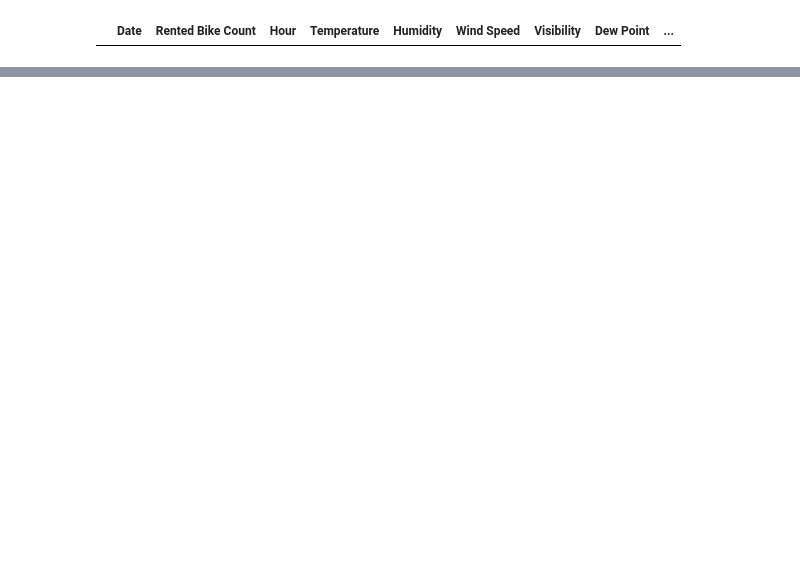
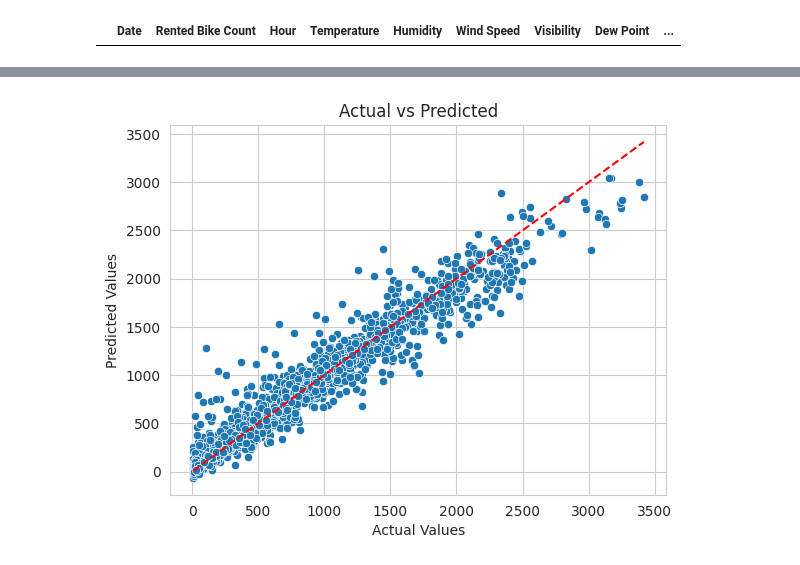
Before and after one commit to minjiontheroad/seoul-bike-demand, a Jupyter notebook: demand_analysis_seoulbike.ipynb, the cells around one changed output, grey strips where cells are left out. Saved outputs shown, nothing was run; the diff lists cells and outputs as text; code cells hidden in the pictures; blank space fills up the shorter version.

```diff
--- a/demand_analysis_seoulbike.ipynb
+++ b/demand_analysis_seoulbike.ipynb
@@ -133,0 +190,7 @@ plt.show()
+# %%
+import xgboost as xgb
+from xgboost import XGBRegressor
+
+# Train model
+model = XGBRegressor(n_estimators=100, learning_rate=0.1, random_state=123)
+model.fit(X_train, y_train)
@@ -133,0 +211,12 @@ plt.show()
+# %%
+X_test = X_test.reset_index(drop=True)
+y_test = y_test.reset_index(drop=True)
+
+y_pred = model.predict(X_test)
+
+y_test_series = pd.Series(y_test, name='Actual')
+y_pred_series = pd.Series(y_pred, name='Prediction')
+
+# Combine
+Test_df = pd.concat([X_test, y_test_series, y_pred_series], axis=1)
+Test_df.head()
@@ -133,0 +230,13 @@ plt.show()
+# %%
+plt.figure()
+sns.scatterplot(x='Actual', y='Prediction', data=Test_df)
+plt.plot([Test_df['Actual'].min(), Test_df['Actual'].max()],
+         [Test_df['Actual'].min(), Test_df['Actual'].max()],
+         color='red', linestyle='--')  # perfect prediction line
+plt.title('Actual vs Predicted')
+plt.xlabel('Actual Values')
+plt.ylabel('Predicted Values')
+plt.grid(True)
+plt.show()
+# %% [output]
+[figure, added]
```
Also changed, not shown: parts of 27 cells of this notebook.
